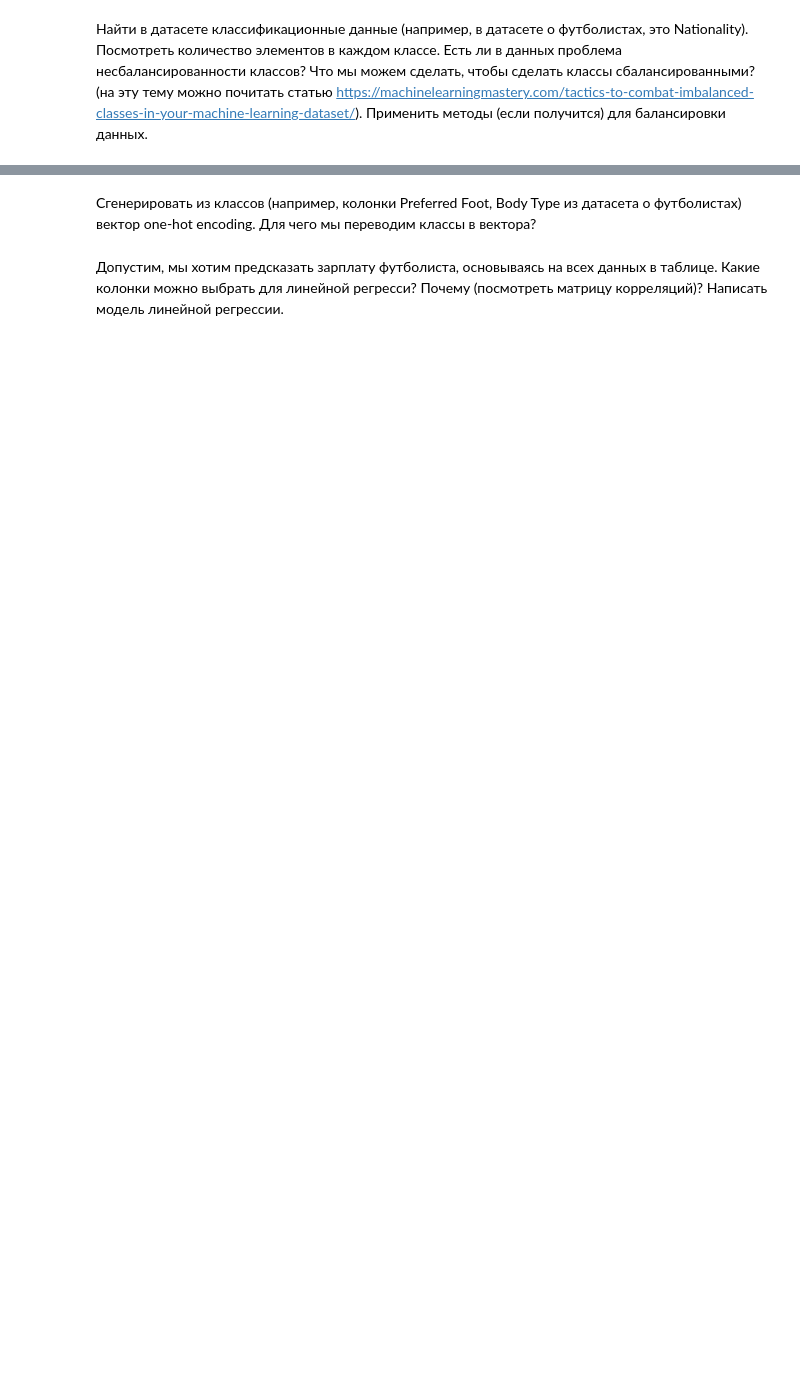
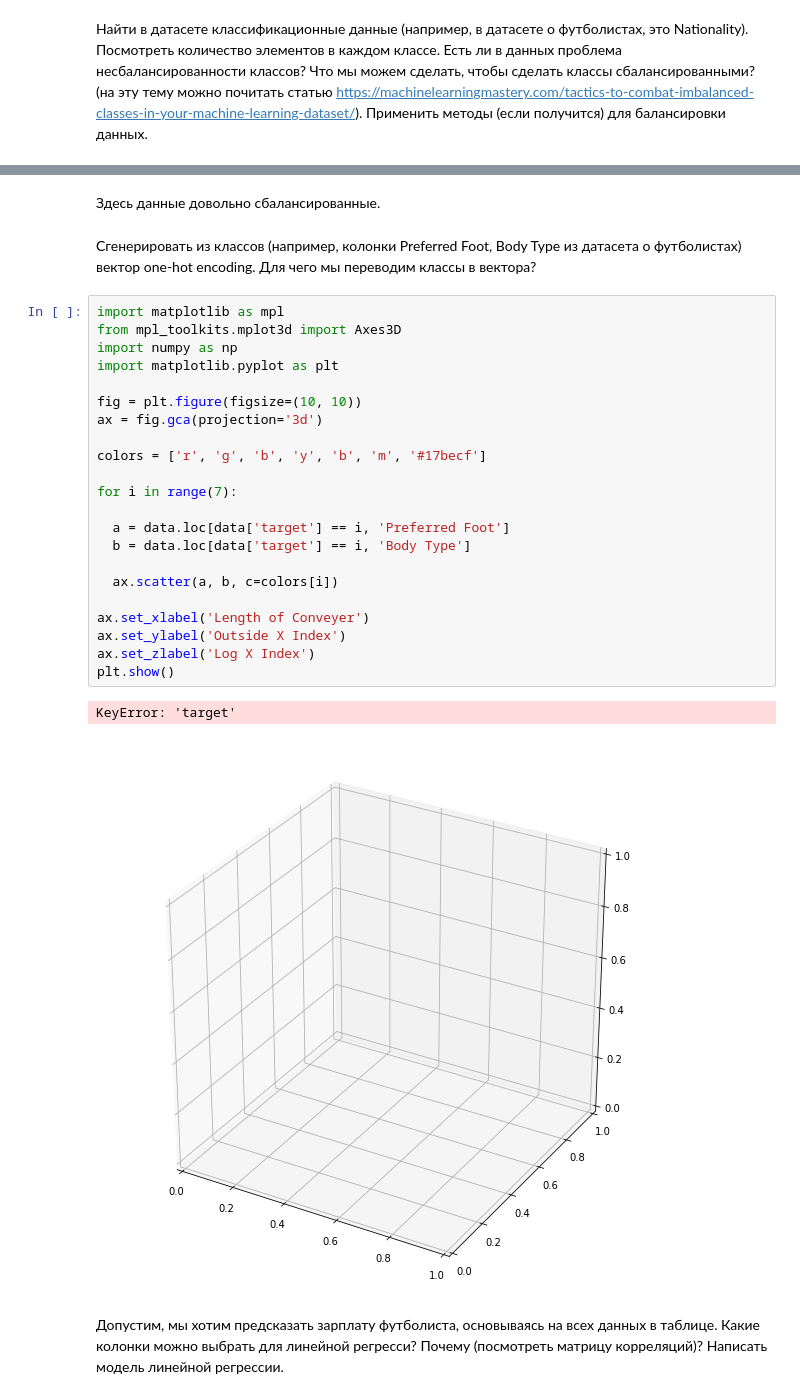
Before and after one commit to Permolga/netology_pyda, a Jupyter notebook: dz_4.ipynb, the cells around one changed output, grey strips where cells are left out. Drawn from its saved outputs; the diff is of its cells as text; blank space fills up the shorter version.

```diff
--- a/dz_4.ipynb
+++ b/dz_4.ipynb
@@ -80,4 +193,31 @@ Nationality). Посмотреть количество элементов в к
+# %% [markdown]
+Здесь данные довольно сбалансированные.
 # %% [markdown]
 Сгенерировать из классов (например, колонки  Preferred Foot,  Body Type из датасета о футболистах) вектор one-hot encoding. Для чего мы переводим классы в вектора?
+# %%
+import matplotlib as mpl
+from mpl_toolkits.mplot3d import Axes3D
+import numpy as np
+import matplotlib.pyplot as plt
+
+fig = plt.figure(figsize=(10, 10))
+ax = fig.gca(projection='3d')
+
+colors = ['r', 'g', 'b', 'y', 'b', 'm', '#17becf']
+
+for i in range(7):
+
+  a = data.loc[data['target'] == i, 'Preferred Foot']
+  b = data.loc[data['target'] == i, 'Body Type']
+
+  ax.scatter(a, b, c=colors[i])
+
+ax.set_xlabel('Length of Conveyer')
+ax.set_ylabel('Outside X Index')
+ax.set_zlabel('Log X Index')
+plt.show()
+# %% [output]
+KeyError: 'target'
+[figure, added]
 # %% [markdown]
 Допустим, мы хотим предсказать зарплату футболиста, основываясь на всех данных в таблице. Какие колонки можно выбрать для линейной регресси? Почему (посмотреть матрицу корреляций)? Написать модель линейной регрессии.
```
Also changed, not shown: parts of 16 cells of this notebook, 1 other file.
